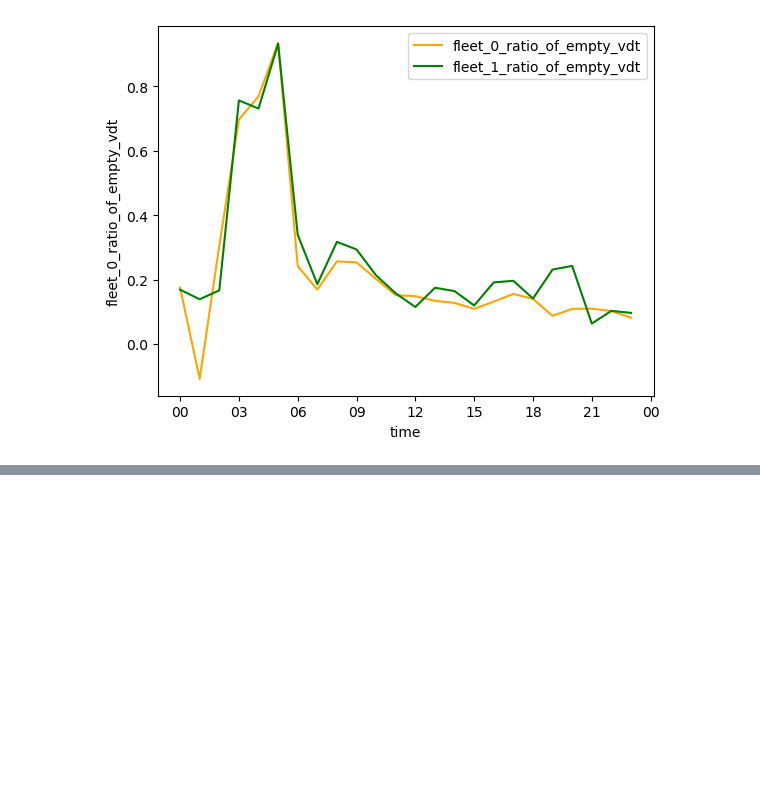
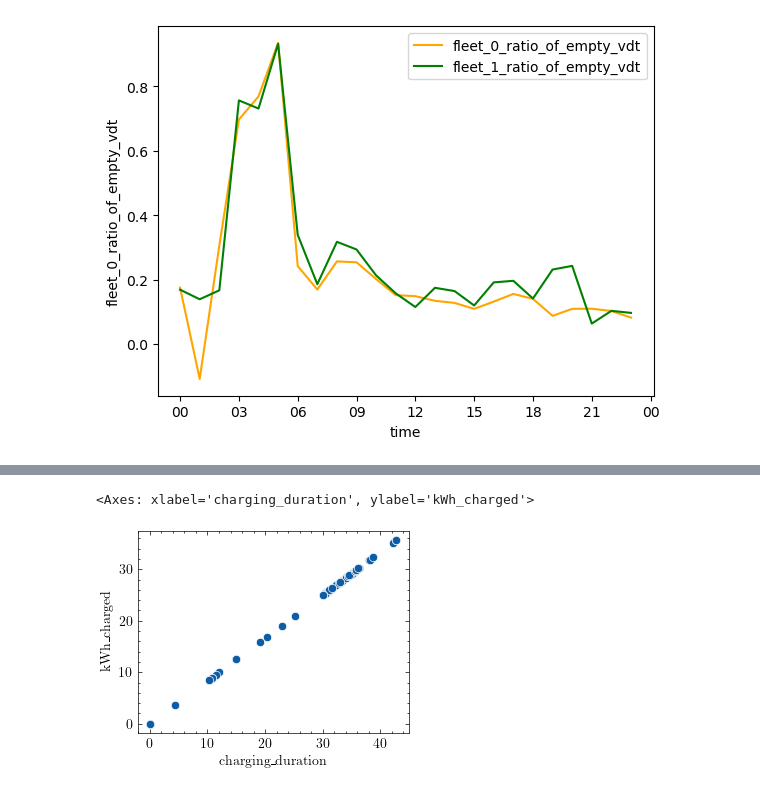
Before and after one commit to IS3UniCologne/urban-mobility-simulation, a Jupyter notebook: resources/scripts/simulation_analysis/shared_charging.ipynb, the cells around one changed output, grey strips where cells are left out. Saved outputs shown, nothing was run; the diff lists cells and outputs as text; code cells hidden in the pictures; blank space fills up the shorter version.

```diff
--- a/resources/scripts/simulation_analysis/shared_charging.ipynb
+++ b/resources/scripts/simulation_analysis/shared_charging.ipynb
@@ -260,3 +329,17 @@ ax.xaxis.set_major_locator(mdates.AutoDateLocator(maxticks=12))
 ax.xaxis.set_major_formatter(mdates.DateFormatter('%H'))
 # %% [output]
 [figure]
+# %%
+task_transactions_fleet_0 = pd.read_csv("data/output/transactions/fleet_0_task_transactions.csv")
+
+task_transactions_fleet_1 = pd.read_csv("data/output/transactions/fleet_1_task_transactions.csv")
+# %%
+task_transactions_fleet_0['timestamp'] = task_transactions_fleet_0['start_time'].apply(SimulationTimeConverter.as_time)
+task_transactions_fleet_0['timestamp'] = pd.to_datetime(task_transactions_fleet_0['timestamp'], format="%H:%M:%S")
+
+task_transactions_fleet_1['timestamp'] = task_transactions_fleet_1['start_time'].apply(SimulationTimeConverter.as_time)
+task_transactions_fleet_1['timestamp'] = pd.to_datetime(task_transactions_fleet_1['timestamp'], format="%H:%M:%S")
+
+task_transactions_fleet_0['duration'] = task_transactions_fleet_0['end_time'] - task_transactions_fleet_0['start_time']
+
+task_transactions_fleet_1['duration'] = task_transactions_fleet_1['end_time'] - task_transactions_fleet_1['start_time']
@@ -262,0 +374,6 @@ ax.xaxis.set_major_formatter(mdates.DateFormatter('%H'))
+# %%
+# check linearity
+sns.scatterplot(data=task_transactions_fleet_0, x='charging_duration', y='kWh_charged')
+# %% [output]
+<Axes: xlabel='charging_duration', ylabel='kWh_charged'>
+[figure, added]
```
Also changed, not shown: parts of 20 cells of this notebook, 6 other files.
